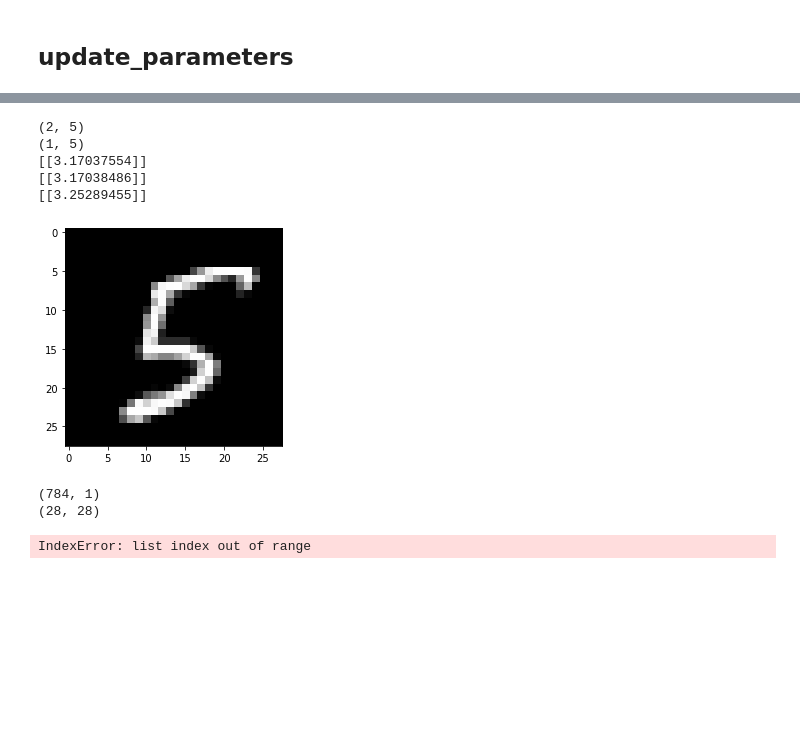
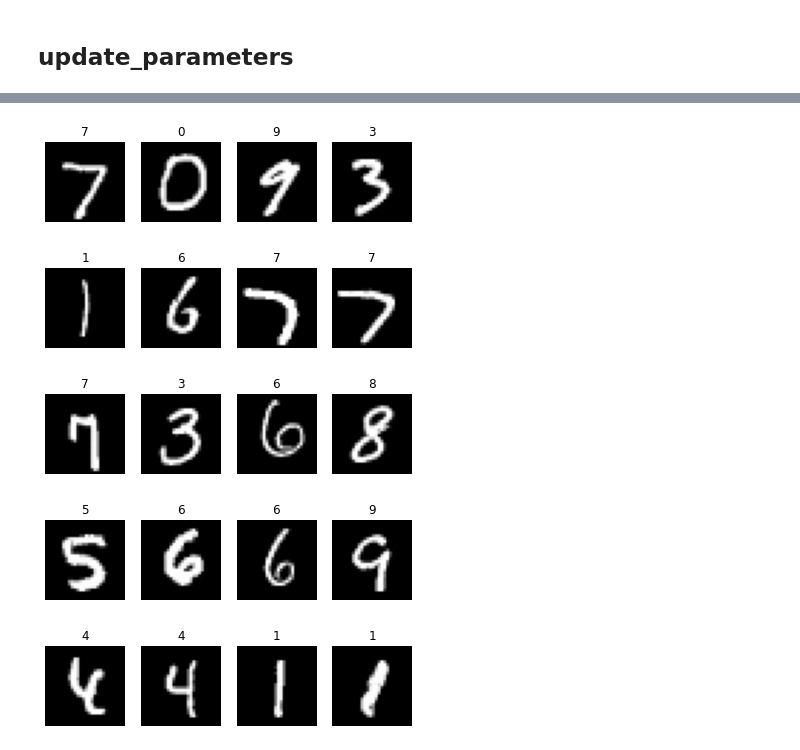
Before and after one commit to RWaiti/pyNN, a Jupyter notebook: pyNN.ipynb, the cells around one changed output, grey strips where cells are left out. Saved outputs shown, nothing was run; the diff lists cells and outputs as text; code cells hidden in the pictures; blank space fills up the shorter version.

```diff
--- a/pyNN.ipynb
+++ b/pyNN.ipynb
@@ -233,38 +244,23 @@ cost train: 2.8868513097768282 cost test: 2.8701648132413626
-# %%
-layers_dims2 = [2,3,1] # 2NN
-activation2 = ["relu","relu"] # 2 Activation to 2NN
-
-X = np.array([[3, 5, 4, 7, 10], [4, 6, 8, 7, 10]])
-Y = np.array([[7, 11, 8, 14, 20]])
-
-print(X.shape)
-print(Y.shape)
-
-for i in range(3):
-    parameters2 = run(X, Y, layers_dims2, activation2,print_cost = False, iter=50000)
-
-    cache = forward_propagation([[1],[3]], parameters2, activation2)
-    print(cache['A2'])
-# %% [output]
-(2, 5)
-(1, 5)
-[[3.17037554]]
-[[3.17038486]]
-[[3.25289455]]
-# %%
-for i in [23, 45, 150, 1234]:
-    plt.imshow(x_test[i], cmap='gray')
-    plt.show()
-
-    x_test_test = x_test[i].flatten() # flatten
-    x_test_test = x_test_test.reshape(x_test_test.shape[0], 1)
-    print(x_test_test.shape)
-    print(x_test[i].shape)
-    cache = forward_propagation(x_test_test, parameters, activation1)
-
-    print(cache['A2'].argmax())
-# %% [output]
-[figure, removed]
-(784, 1)
-(28, 28)
-IndexError: list index out of range
+# %%
+list_pos = [i*10 for i in range(20)]
+
+for i, pos in enumerate(list_pos):
+    img = np.reshape(x_test[:,pos], (28,28))
+
+    if i % 4 == 0:
+        plt.figure(figsize=(34,34))
+    plt.subplot(len(list_pos)//4, len(list_pos), i+1)
+    plt.imshow(img, cmap='gray')
+    plt.axis('off')
+
+    x_test_i = img.flatten() # flatten
+    x_test_i = np.expand_dims(x_test_i, -1)
+    cache = forward_propagation(x_test_i, parameters, activation1)
+
+    plt.title(np.argmax(cache['output']))
+# %% [output]
+[figure, added]
+[figure, added]
+[figure, added]
+[figure, added]
+[figure, added]
```
Also changed, not shown: parts of 13 cells of this notebook.
